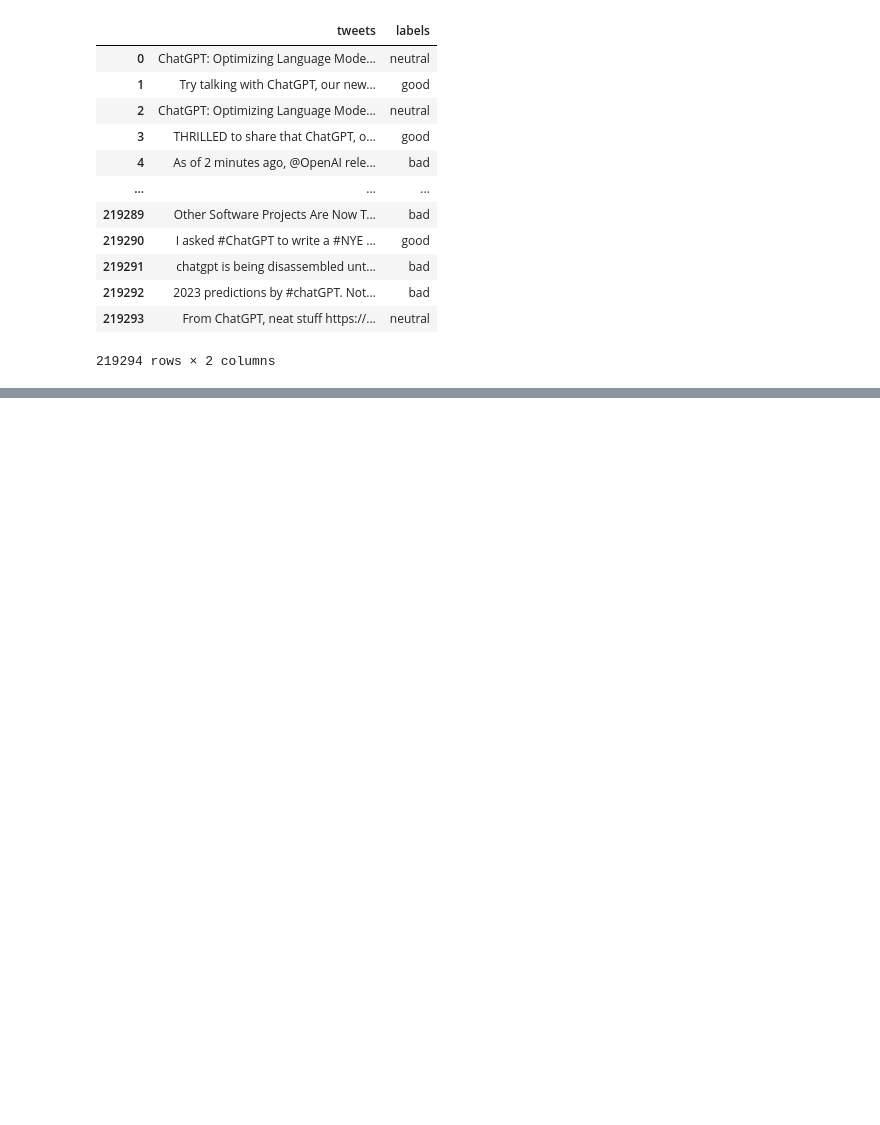
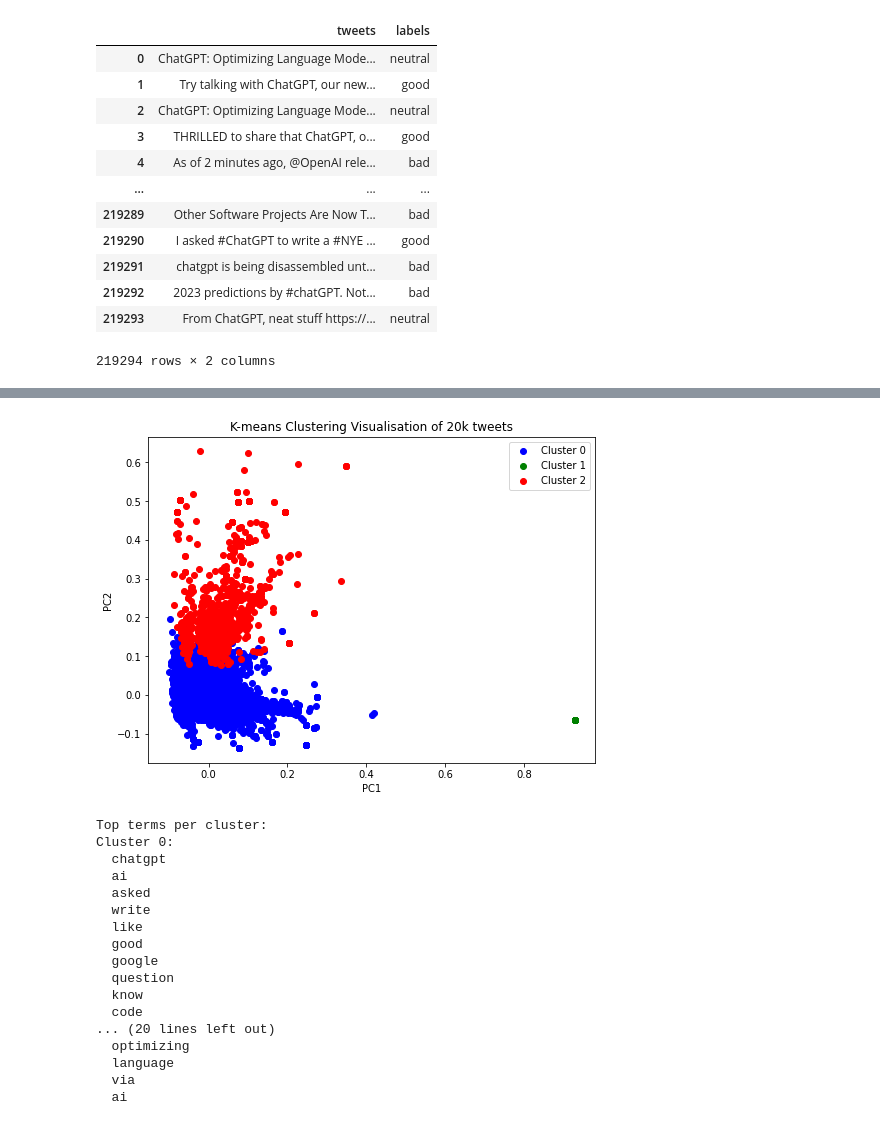
Before and after one commit to JaydenBeckwith/SentimentAnalysis, a Jupyter notebook: main.ipynb, the cells around one changed output, grey strips where cells are left out. Cells and saved outputs as stored; diff of their text form; code cells hidden in the pictures; blank space fills up the shorter version.

```diff
--- a/main.ipynb
+++ b/main.ipynb
@@ -153,0 +268,10 @@ df
+# %%
+# Create a TF-IDF vectorizer
+vectorizer = TfidfVectorizer()
+
+subset_df = df_from_parquet.iloc[:20000,:20000]
+
+# Apply TF-IDF vectorization to the processed tweets
+tfidf_matrix = vectorizer.fit_transform(subset_df ['processed_tweets'])
+tfidf_matrix = tfidf_matrix[:20000,:20000]
+tfidf_matrix
@@ -153,0 +281,9 @@ df
+# %%
+# Perform K-means clustering
+num_clusters = 3  # Specify the desired number of clusters
+kmeans = KMeans(n_clusters=num_clusters, random_state=42)
+kmeans.fit(tfidf_matrix)
+
+# Assign cluster labels to the feedback data
+subset_df['Cluster'] = kmeans.labels_
+subset_df
@@ -153,0 +304,53 @@ df
+# %%
+# Apply dimensionality reduction using PCA
+pca = PCA(n_components=2)
+reduced_features = pca.fit_transform(tfidf_matrix.toarray())
+
+cluster_names = {0: 'Cluster 0', 1: 'Cluster 1', 2: 'Cluster 2'} # number of clusters
+colors = ['blue', 'green', 'red']  # colours of number of clusters
+
+plt.figure(figsize=(8, 6))
+
+# plot each cluster separately, giving them a label that can be used in the legend
+for cluster_number, color in zip(cluster_names.keys(), colors):
+    plt.scatter(
+        reduced_features[subset_df['Cluster'] == cluster_number, 0],
+        reduced_features[subset_df['Cluster'] == cluster_number, 1],
+        c=color,
+        label=cluster_names[cluster_number]
+    )
+
+plt.xlabel('PC1')
+plt.ylabel('PC2')
+plt.title('K-means Clustering Visualisation of 20k tweets')
+plt.legend()
+plt.show()
+
+# Print the top terms for each cluster
+print("Top terms per cluster:")
+order_centroids = kmeans.cluster_centers_.argsort()[:, ::-1]
+terms = vectorizer.get_feature_names()
+for i in range(num_clusters):
+    print(f"Cluster {i}:")
+    for ind in order_centroids[i, :10]:
+        print(f"  {terms[ind]}")
+    print()
+# %% [output]
+[figure, added]
+Top terms per cluster:
+Cluster 0:
+  chatgpt
+  ai
+  asked
+  write
+  like
+  good
+  google
+  question
+  know
+  code
+... (20 lines left out)
+  optimizing
+  language
+  via
+  ai
```
Also changed, not shown: parts of 29 cells of this notebook, 1 other file.
